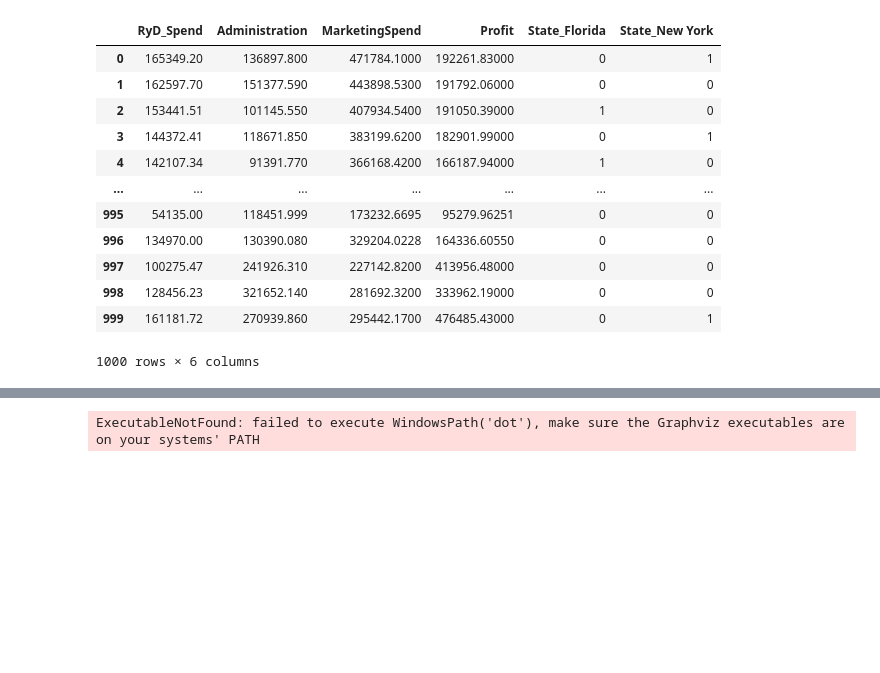
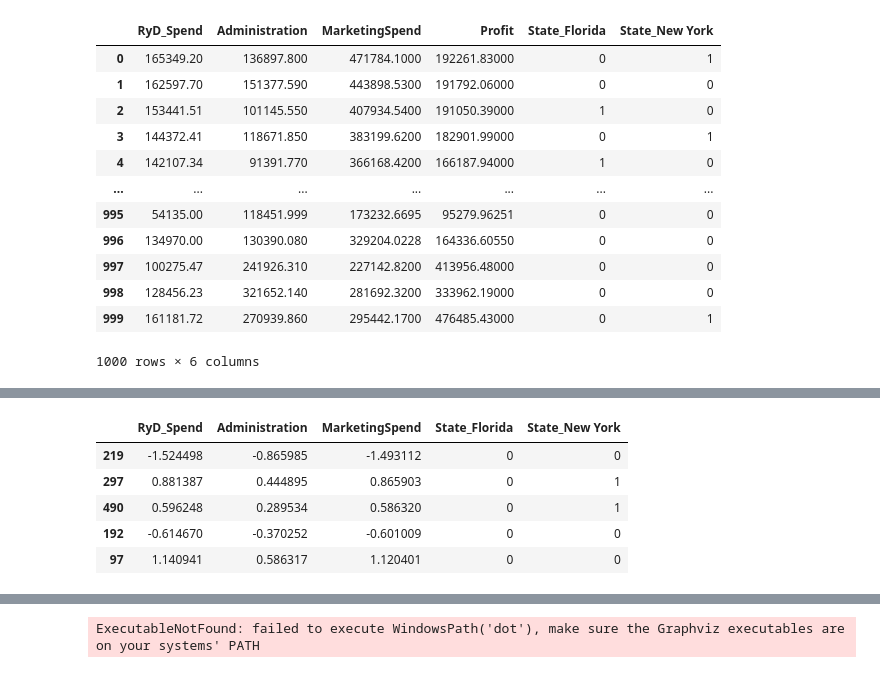
Before and after one commit to GuidoLorenzetti/TP, a Jupyter notebook: TP2/companies.ipynb, the cells around one changed output, grey strips where cells are left out. Cells and saved outputs as stored; diff of their text form; code cells hidden in the pictures; blank space fills up the shorter version.

```diff
--- a/TP2/companies.ipynb
+++ b/TP2/companies.ipynb
@@ -157,0 +236,9 @@ Root Mean Squared Error: 2830.7821828751726
+# %%
+xTest.head()
+# %% [output]
+|  | RyD_Spend | Administration | MarketingSpend | State_Florida | State_New York |
+| 219 | -1.524498 | -0.865985 | -1.493112 | 0 | 0 |
+| 297 | 0.881387 | 0.444895 | 0.865903 | 0 | 1 |
+| 490 | 0.596248 | 0.289534 | 0.586320 | 0 | 1 |
+| 192 | -0.614670 | -0.370252 | -0.601009 | 0 | 0 |
+| 97 | 1.140941 | 0.586317 | 1.120401 | 0 | 0 |
```
Also changed, not shown: parts of 11 cells of this notebook.
